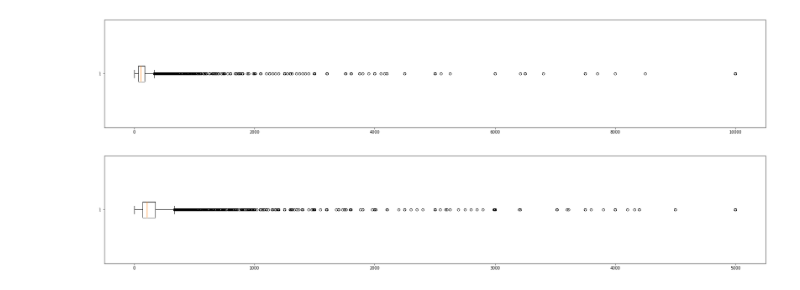
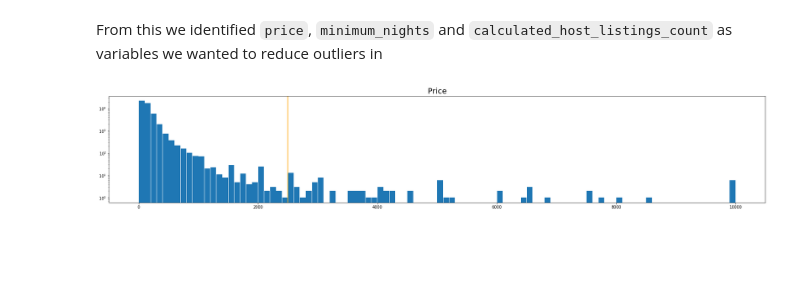
Before and after one commit to KathGran8/Air_BnB_Data_Viz, a Jupyter notebook: Explainer/Clean_data.ipynb, the cells around one changed output. Drawn from its saved outputs; the diff is of its cells as text; code cells hidden in the pictures; blank space fills up the shorter version.

```diff
--- a/Explainer/Clean_data.ipynb
+++ b/Explainer/Clean_data.ipynb
@@ -4,4 +4,5 @@
 import pandas as pd
 import matplotlib.pyplot as plt
 # %%
-df = pd.read_csv("data_air/AB_NYC_2019.csv")
+#df = pd.read_csv("data_air/AB_NYC_2019.csv")
+df = pd.read_csv("../Data_local/data_air/AB_NYC_2019.csv")
@@ -8,17 +58,11 @@ df = pd.read_csv("data_air/AB_NYC_2019.csv")
+# %% [markdown]
+From this we identified ``price``, ``minimum_nights`` and ``calculated_host_listings_count`` as variables we wanted to reduce outliers in
 # %%
 price_data = df.price.sort_values(ascending=False).reset_index(drop=True)
 plt.figure(figsize=(30,5))
-plt.boxplot(price_data, vert = False)
+plt.hist(price_data, log=True, rwidth=0.95, bins=100)
+plt.axvline(x=2500, color = 'orange')
+plt.title('Price', fontsize=20)
 plt.show()
 # %% [output]
-[figure, old version]
+[figure, new version]
-# %%
-price_max = 5000
-price_min = 0
-df_new_price = df[(price_min <= df.price) & (df.price <= price_max)]
-new_price_data = df_new_price.price.sort_values(ascending=False).reset_index(drop=True)
-plt.figure(figsize=(30,5))
-plt.boxplot(new_price_data, vert = False)
-plt.show()
-# %% [output]
-[figure, removed]
```
Also changed, not shown: parts of 32 cells of this notebook, 10 other files.
